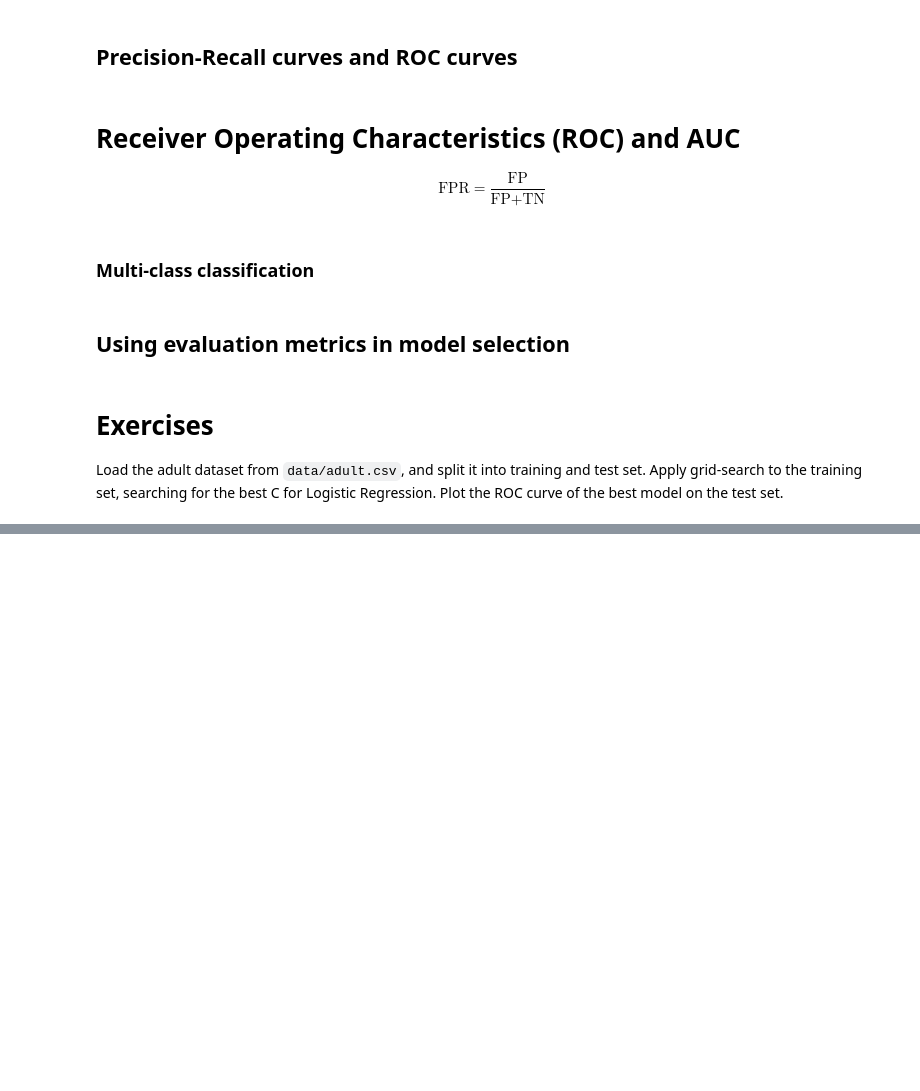
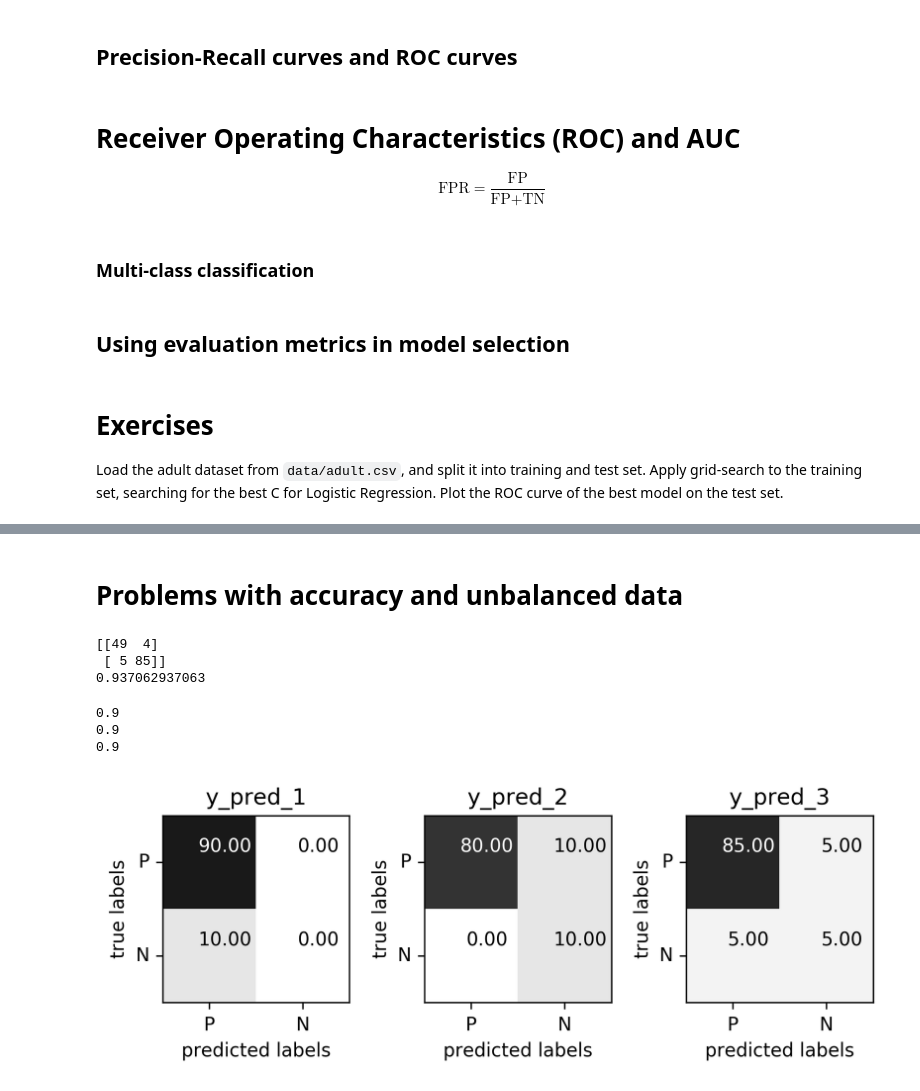
Before and after one commit to DS-BootCamp-DSI-Columbia/AY2017-2018-Winter-Collaboratory, a Jupyter notebook: Bootcamp-materials/notebooks/day3-cross-validation-and-metrics.ipynb, the cells around one changed output, grey strips where cells are left out. Saved outputs shown, nothing was run; the diff lists cells and outputs as text; code cells hidden in the pictures; blank space fills up the shorter version.

Commit message:
copy and paste way more materials, fix tomorrow

```diff
--- a/Bootcamp-materials/notebooks/day3-cross-validation-and-metrics.ipynb
+++ b/Bootcamp-materials/notebooks/day3-cross-validation-and-metrics.ipynb
@@ -380,2 +590,14 @@ Plot the ROC curve of the best model on the test set.
 # %%
 # at least look at roc curve, pr curve, and do grid-search using AUC
+# %%
+import numpy as np
+import matplotlib.pyplot as plt
+% matplotlib inline
+plt.rcParams["figure.dpi"] = 300
+np.set_printoptions(precision=3, suppress=True)
+import pandas as pd
+from sklearn.model_selection import train_test_split, cross_val_score
+from sklearn.pipeline import make_pipeline
+from sklearn.preprocessing import scale, StandardScaler
+# %% [markdown]
+# Problems with accuracy and unbalanced data
@@ -381,0 +672,44 @@ Plot the ROC curve of the best model on the test set.
+# %%
+from sklearn.datasets import load_breast_cancer
+from sklearn.linear_model import LogisticRegression
+data = load_breast_cancer()
+
+X_train, X_test, y_train, y_test = train_test_split(
+    data.data, data.target, stratify=data.target, random_state=0)
+
+lr = LogisticRegression().fit(X_train, y_train)
+y_pred = lr.predict(X_test)
+
+from sklearn.metrics import confusion_matrix
+print(confusion_matrix(y_test, y_pred))
+print(lr.score(X_test, y_test))
+# %% [output]
+[[49  4]
+ [ 5 85]]
+0.937062937063
+# %%
+y_true = np.zeros(100, dtype=int)
+y_true[:10] = 1
+y_pred_1 = np.zeros(100, dtype=int)
+y_pred_2 = y_true.copy()
+y_pred_2[10:20] = 1
+y_pred_3 = y_true.copy()
+y_pred_3[5:15] = 1 - y_pred_3[5:15]
+# %%
+from sklearn.metrics import accuracy_score
+for y_pred in [y_pred_1, y_pred_2, y_pred_3]:
+    print(accuracy_score(y_true, y_pred))
+# %% [output]
+0.9
+0.9
+0.9
+# %%
+fig, axes = plt.subplots(1, 3)
+for i, (ax, y_pred) in enumerate(zip(axes, [y_pred_1, y_pred_2, y_pred_3])):
+    plot_confusion_matrix(confusion_matrix(y_true, y_pred), cmap='gray_r', ax=ax,
+                          xticklabels=["P", "N"], yticklabels=["P", "N"], xtickrotation=0, vmin=0, vmax=100)
+    ax.set_title("y_pred_{}".format(i + 1))
+
+plt.tight_layout()
+# %% [output]
+[figure, added]
```
Also changed, not shown: parts of 47 cells of this notebook, 2 other files.
